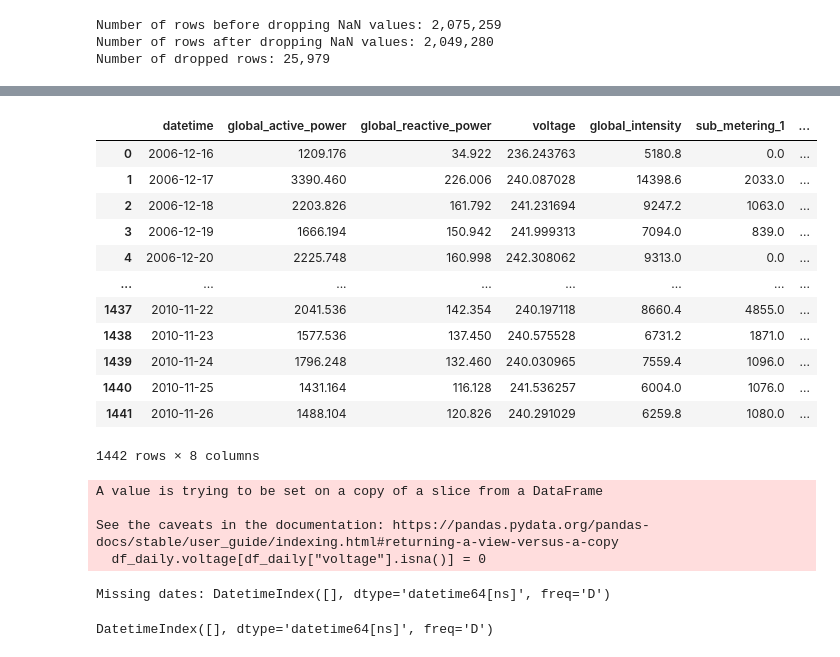
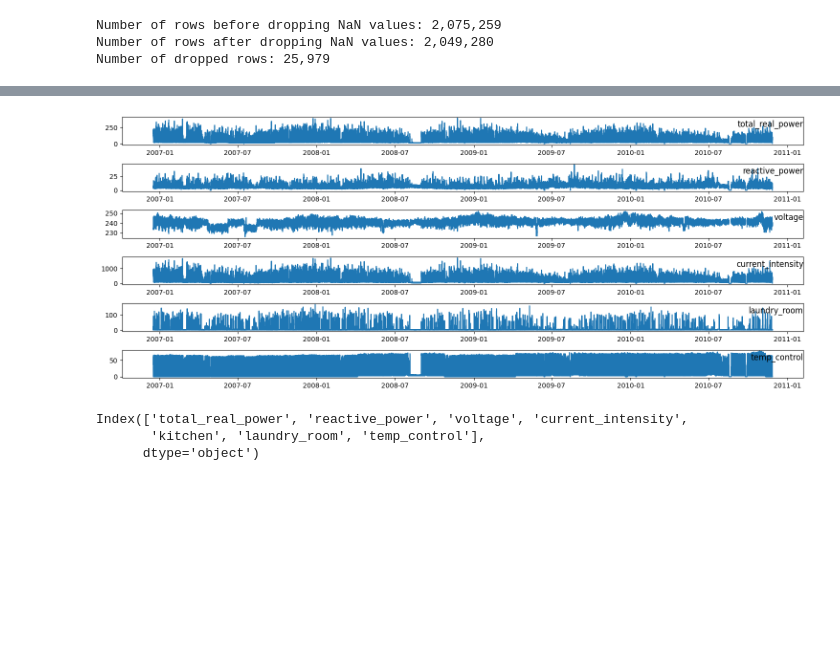
Before and after one commit to augustofonseca25/LSTM-time-series-tutorial, a Jupyter notebook: data_preparation.ipynb, the cells around one changed output, grey strips where cells are left out. Saved outputs shown, nothing was run; the diff lists cells and outputs as text; code cells hidden in the pictures; blank space fills up the shorter version.

```diff
--- a/data_preparation.ipynb
+++ b/data_preparation.ipynb
@@ -132,46 +192,26 @@ df_daily.reset_index(inplace=True)
+# %%
+# Let's plot our hourly consumption
+
+values_hourly = df_hourly.values
+
+
+# specify columns to plot
+groups = [0, 1, 2, 3, 5, 6]
+i = 1
+# plot each column
+plt.figure(figsize=(15, 6))
+for group in groups:
+    plt.subplot(len(groups), 1, i)
+    plt.plot(df_hourly.index, values_hourly[:, group])
+    plt.title(df_hourly.columns[group], y=0.5, loc='right')
+    i += 1
+plt.tight_layout()
+plt.show()
+# %% [output]
+[figure, added]
 # %%
-df_daily
+df_daily.columns
 # %% [output]
-|  | datetime | global_active_power | global_reactive_power | voltage | global_intensity | sub_metering_1 | ... |
-| 0 | 2006-12-16 | 1209.176 | 34.922 | 236.243763 | 5180.8 | 0.0 | ... |
-| 1 | 2006-12-17 | 3390.460 | 226.006 | 240.087028 | 14398.6 | 2033.0 | ... |
-| 2 | 2006-12-18 | 2203.826 | 161.792 | 241.231694 | 9247.2 | 1063.0 | ... |
-| 3 | 2006-12-19 | 1666.194 | 150.942 | 241.999313 | 7094.0 | 839.0 | ... |
-| 4 | 2006-12-20 | 2225.748 | 160.998 | 242.308062 | 9313.0 | 0.0 | ... |
-| ... | ... | ... | ... | ... | ... | ... | ... |
-| 1437 | 2010-11-22 | 2041.536 | 142.354 | 240.197118 | 8660.4 | 4855.0 | ... |
-| 1438 | 2010-11-23 | 1577.536 | 137.450 | 240.575528 | 6731.2 | 1871.0 | ... |
-| 1439 | 2010-11-24 | 1796.248 | 132.460 | 240.030965 | 7559.4 | 1096.0 | ... |
-| 1440 | 2010-11-25 | 1431.164 | 116.128 | 241.536257 | 6004.0 | 1076.0 | ... |
-| 1441 | 2010-11-26 | 1488.104 | 120.826 | 240.291029 | 6259.8 | 1080.0 | ... |
-1442 rows × 8 columns
+Index(['total_real_power', 'reactive_power', 'voltage', 'current_intensity',
+       'kitchen', 'laundry_room', 'temp_control'],
+      dtype='object')
-# %%
-# Fill some empty "voltage" values with 0
-
-df_daily.voltage[df_daily["voltage"].isna()] = 0
-# %% [output]
-A value is trying to be set on a copy of a slice from a DataFrame
-
-See the caveats in the documentation: https://pandas.pydata.org/pandas-docs/stable/user_guide/indexing.html#returning-a-view-versus-a-copy
-  df_daily.voltage[df_daily["voltage"].isna()] = 0
-# %%
-#Let's check if our dataset misses any day
-
-# Get the min and max day from 'datetime' variable in our dataset
-min_date = df_daily['datetime'].min()
-max_date = df_daily['datetime'].max()
-
-# Generate a sequence of all dates between the minimum and maximum dates
-all_dates = pd.date_range(start=min_date, end=max_date, freq='D')
-
-# Check for missing dates
-missing_dates = all_dates[~all_dates.isin(df_daily['datetime'])]
-
-# Print the missing dates
-print("Missing dates:", missing_dates)
-# %% [output]
-Missing dates: DatetimeIndex([], dtype='datetime64[ns]', freq='D')
-# %%
-missing_dates
-# %% [output]
-DatetimeIndex([], dtype='datetime64[ns]', freq='D')
```
Also changed, not shown: parts of 13 cells of this notebook, 3 other files.
